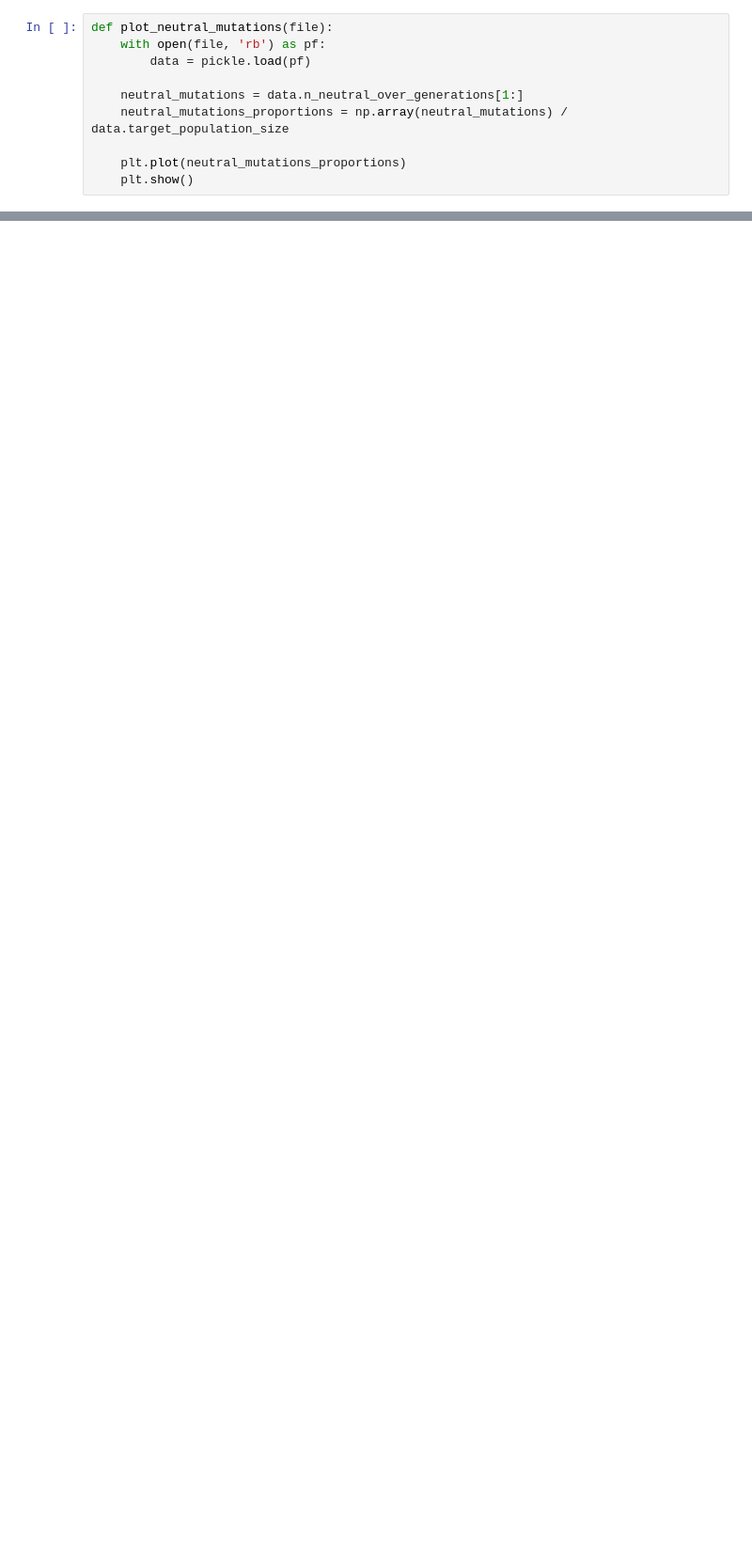
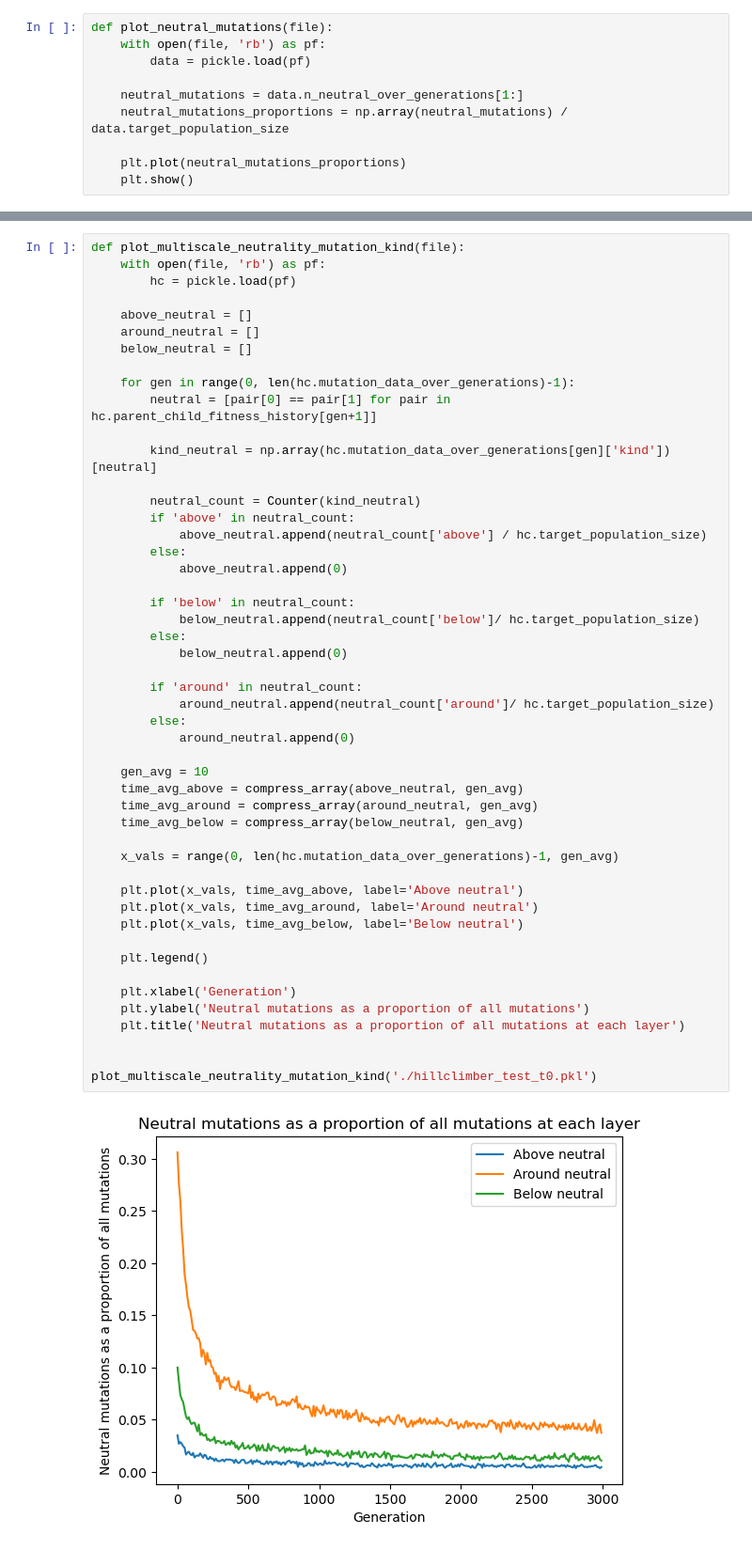
Before and after one commit to ngaylinn/mocs-final, a Jupyter notebook: mutation_info.ipynb, the cells around one changed output, grey strips where cells are left out. Shown at 94% size. Saved outputs shown, nothing was run; the diff lists cells and outputs as text; blank space fills up the shorter version.

```diff
--- a/mutation_info.ipynb
+++ b/mutation_info.ipynb
@@ -25,0 +188,51 @@ plot_neutral_mutations('./experiments/exp_hc_mutation_test/exp_hc_mutation_test.
+# %%
+def plot_multiscale_neutrality_mutation_kind(file):
+    with open(file, 'rb') as pf:
+        hc = pickle.load(pf)
+
+    above_neutral = []
+    around_neutral = []
+    below_neutral = []
+
+    for gen in range(0, len(hc.mutation_data_over_generations)-1):
+        neutral = [pair[0] == pair[1] for pair in hc.parent_child_fitness_history[gen+1]]
+
+        kind_neutral = np.array(hc.mutation_data_over_generations[gen]['kind'])[neutral]
+
+        neutral_count = Counter(kind_neutral)
+        if 'above' in neutral_count:
+            above_neutral.append(neutral_count['above'] / hc.target_population_size)
+        else:
+            above_neutral.append(0)
+
+        if 'below' in neutral_count:
+            below_neutral.append(neutral_count['below']/ hc.target_population_size)
+        else:
+            below_neutral.append(0)
+
+        if 'around' in neutral_count:
+            around_neutral.append(neutral_count['around']/ hc.target_population_size)
+        else:
+            around_neutral.append(0)
+
+    gen_avg = 10
+    time_avg_above = compress_array(above_neutral, gen_avg)
+    time_avg_around = compress_array(around_neutral, gen_avg)
+    time_avg_below = compress_array(below_neutral, gen_avg)
+
+    x_vals = range(0, len(hc.mutation_data_over_generations)-1, gen_avg)
+
+    plt.plot(x_vals, time_avg_above, label='Above neutral')
+    plt.plot(x_vals, time_avg_around, label='Around neutral')
+    plt.plot(x_vals, time_avg_below, label='Below neutral')
+
+    plt.legend()
+
+    plt.xlabel('Generation')
+    plt.ylabel('Neutral mutations as a proportion of all mutations')
+    plt.title('Neutral mutations as a proportion of all mutations at each layer')
+
+
+plot_multiscale_neutrality_mutation_kind('./hillclimber_test_t0.pkl')
+# %% [output]
+[figure, added]
```
Also changed, not shown: parts of 10 cells of this notebook.
